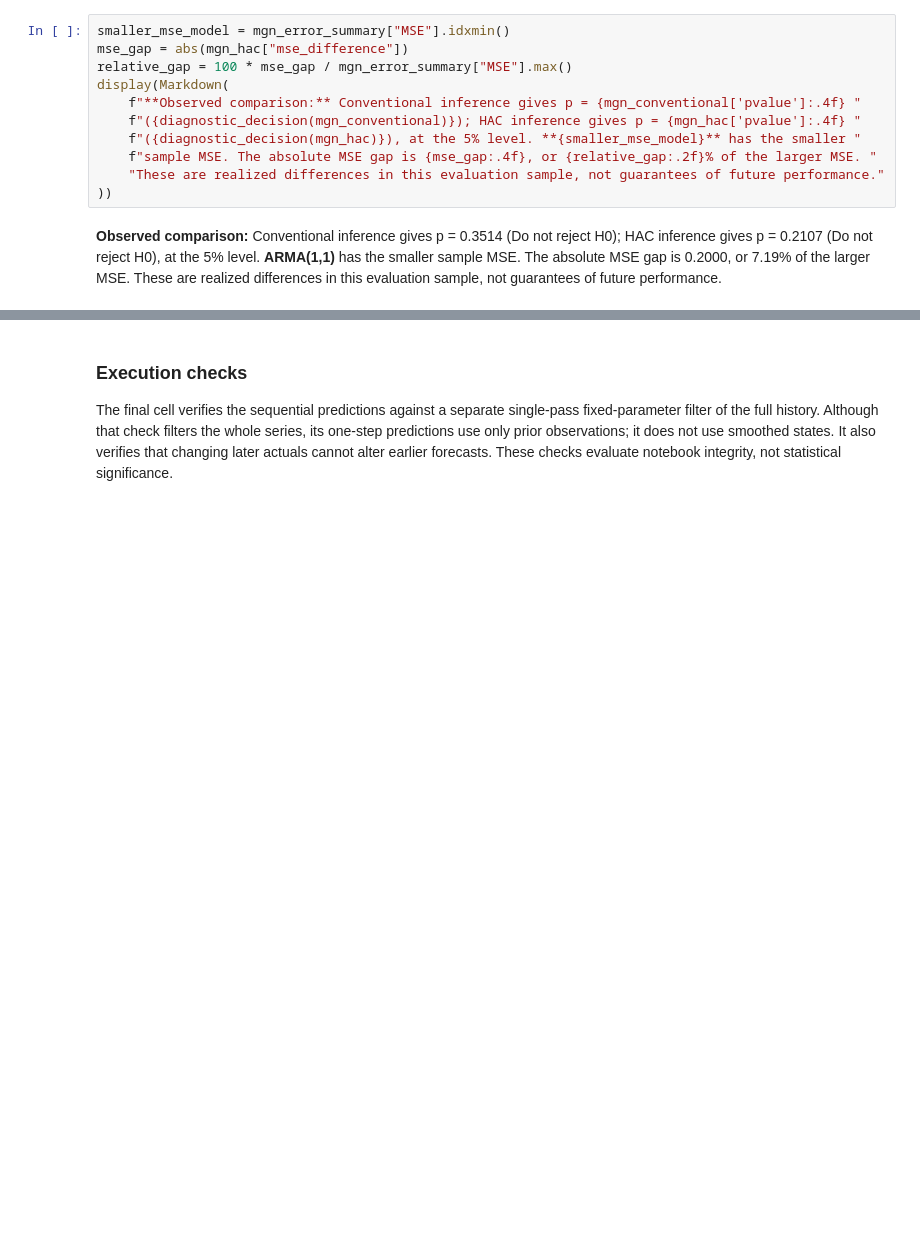
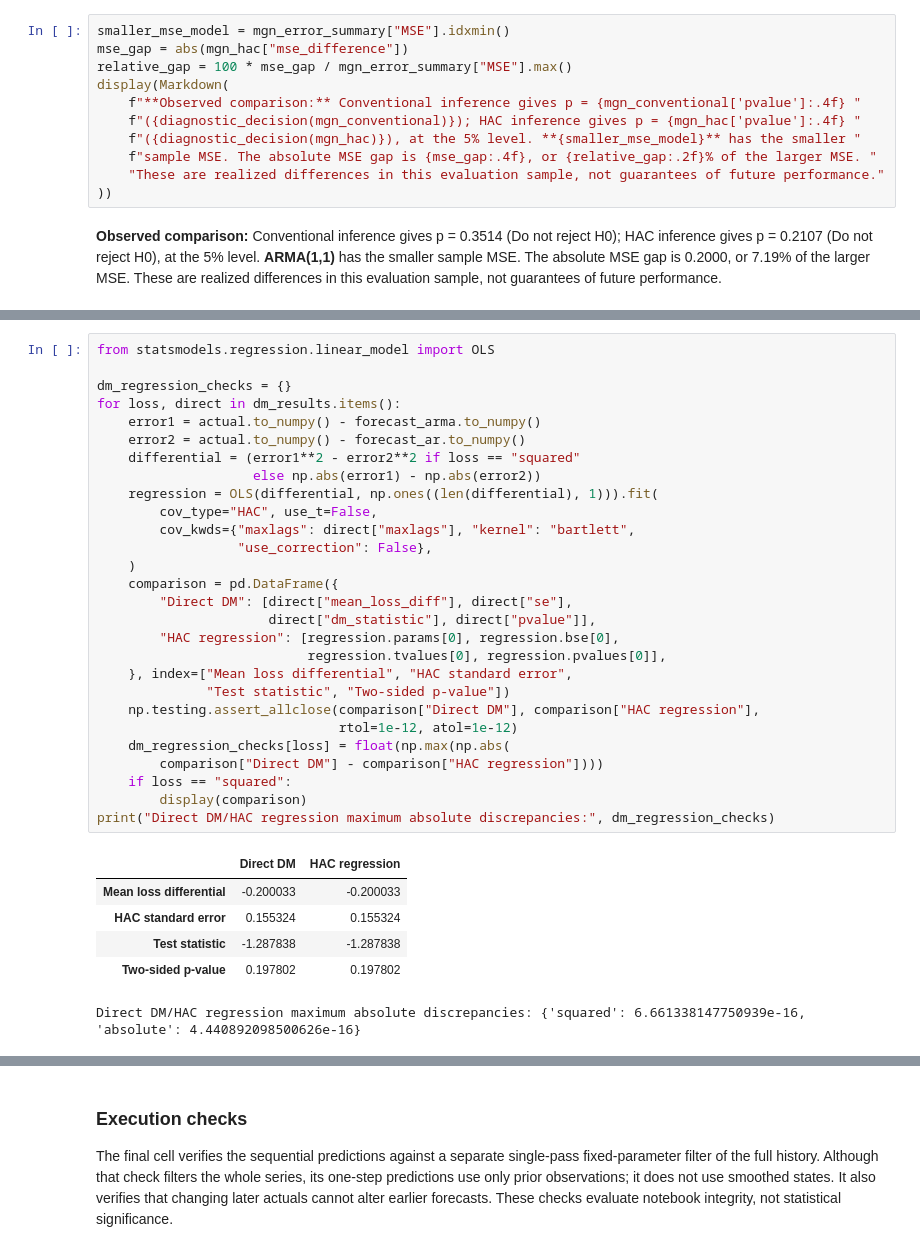
Before and after one commit to maarranz/Forecasting-Tools, a Jupyter notebook: Notebooks/Forecasting_Tools_Demo.ipynb, the cells around one changed output, grey strips where cells are left out. Saved outputs shown, nothing was run; the diff lists cells and outputs as text; blank space fills up the shorter version.

```diff
--- a/Notebooks/Forecasting_Tools_Demo.ipynb
+++ b/Notebooks/Forecasting_Tools_Demo.ipynb
@@ -705,0 +743,35 @@ A larger p-value in the earlier diagnostic tests does not imply better forecasts
+# %%
+from statsmodels.regression.linear_model import OLS
+
+dm_regression_checks = {}
+for loss, direct in dm_results.items():
+    error1 = actual.to_numpy() - forecast_arma.to_numpy()
+    error2 = actual.to_numpy() - forecast_ar.to_numpy()
+    differential = (error1**2 - error2**2 if loss == "squared"
+                    else np.abs(error1) - np.abs(error2))
+    regression = OLS(differential, np.ones((len(differential), 1))).fit(
+        cov_type="HAC", use_t=False,
+        cov_kwds={"maxlags": direct["maxlags"], "kernel": "bartlett",
+                  "use_correction": False},
+    )
+    comparison = pd.DataFrame({
+        "Direct DM": [direct["mean_loss_diff"], direct["se"],
+                      direct["dm_statistic"], direct["pvalue"]],
+        "HAC regression": [regression.params[0], regression.bse[0],
+                           regression.tvalues[0], regression.pvalues[0]],
+    }, index=["Mean loss differential", "HAC standard error",
+              "Test statistic", "Two-sided p-value"])
+    np.testing.assert_allclose(comparison["Direct DM"], comparison["HAC regression"],
+                               rtol=1e-12, atol=1e-12)
+    dm_regression_checks[loss] = float(np.max(np.abs(
+        comparison["Direct DM"] - comparison["HAC regression"])))
+    if loss == "squared":
+        display(comparison)
+print("Direct DM/HAC regression maximum absolute discrepancies:", dm_regression_checks)
+# %% [output]
+|  | Direct DM | HAC regression |
+| Mean loss differential | -0.200033 | -0.200033 |
+| HAC standard error | 0.155324 | 0.155324 |
+| Test statistic | -1.287838 | -1.287838 |
+| Two-sided p-value | 0.197802 | 0.197802 |
+Direct DM/HAC regression maximum absolute discrepancies: {'squared': 6.661338147750939e-16, 'absolute': 4.440892098500626e-16}
```
Also changed, not shown: parts of 11 cells of this notebook, 3 other files.
